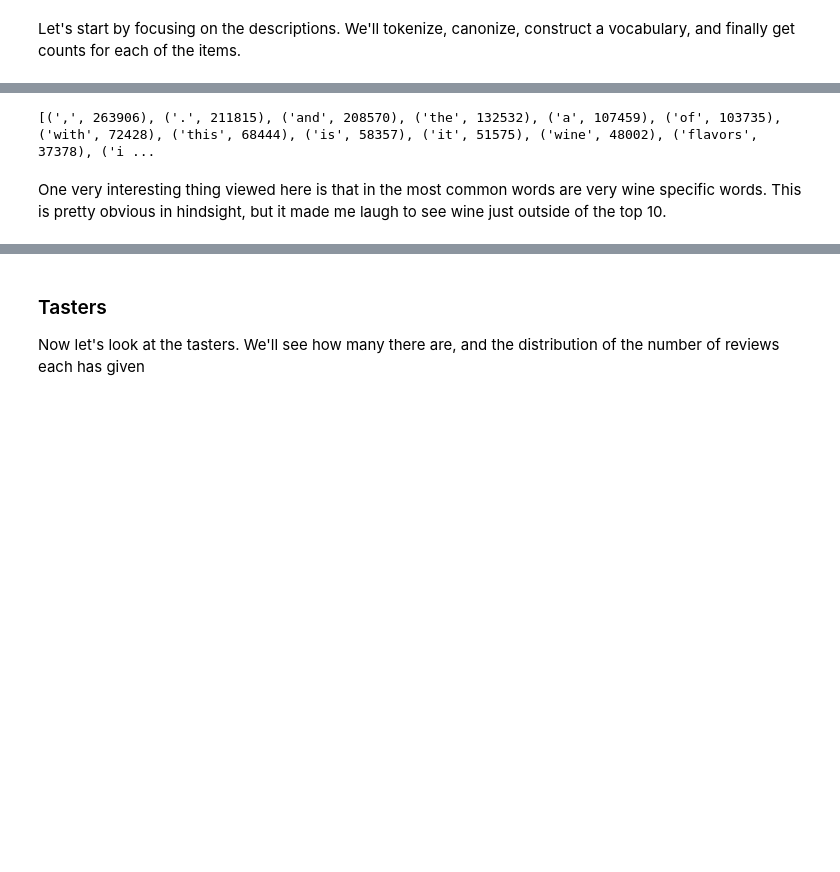
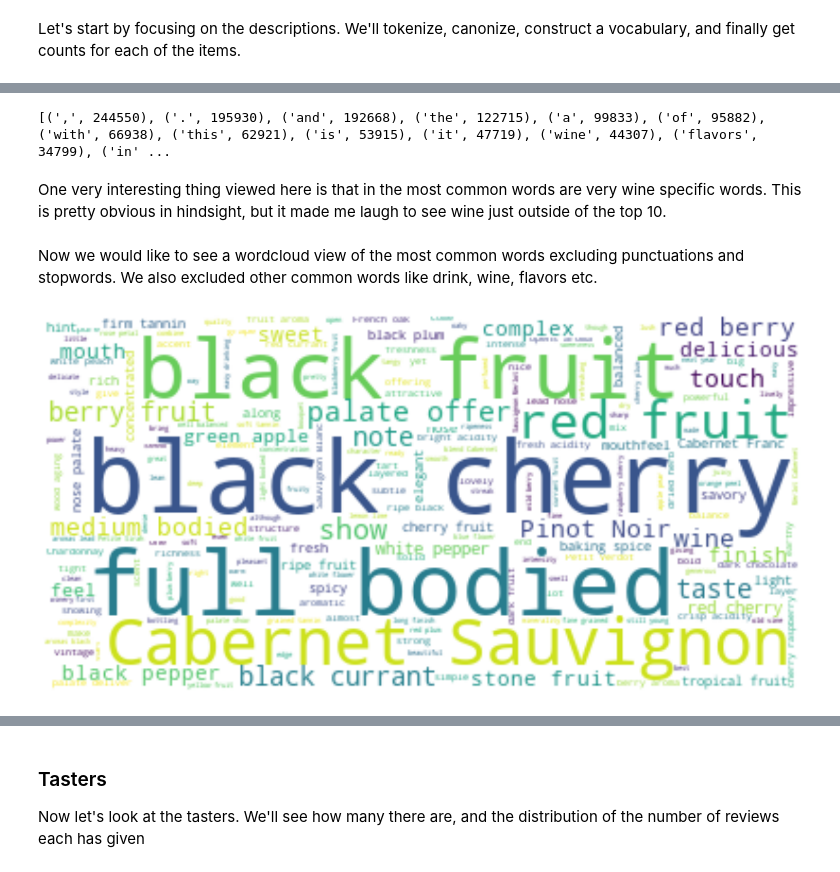
Before and after one commit to AustinDoolittle/WineReviewsNLP, a Jupyter notebook: EDA.ipynb, the cells around one changed output, grey strips where cells are left out. Cells and saved outputs as stored; diff of their text form; code cells hidden in the pictures; blank space fills up the shorter version.

```diff
--- a/EDA.ipynb
+++ b/EDA.ipynb
@@ -157,8 +205,26 @@ print(len(vocab))
 # %%
 # view most common words
-most_common = counter.most_common(25)
+most_common = counter.most_common(50)
 print(most_common)
 # %% [output]
-[(',', 263906), ('.', 211815), ('and', 208570), ('the', 132532), ('a', 107459), ('of', 103735), ('with', 72428), ('this', 68444), ('is', 58357), ('it', 51575), ('wine', 48002), ('flavors', 37378), ('i ...
+[(',', 244550), ('.', 195930), ('and', 192668), ('the', 122715), ('a', 99833), ('of', 95882), ('with', 66938), ('this', 62921), ('is', 53915), ('it', 47719), ('wine', 44307), ('flavors', 34799), ('in' ...
 # %% [markdown]
 One very interesting thing viewed here is that in the most common words are very wine specific words. This is pretty obvious in hindsight, but it made me laugh to see wine just outside of the top 10.
+# %% [markdown]
+Now we would like to see a wordcloud view of the most common words excluding punctuations and stopwords. We also excluded other common words like drink, wine, flavors etc.
+# %%
+text = " ".join(review for review in df.description)
+stopwords = set(STOPWORDS)
+stopwords.update(["drink", "now", "wine", "flavor", "flavors"])
+
+# Generate a word cloud image
+wordcloud = WordCloud(stopwords=stopwords, background_color="white").generate(text)
+
+# Display the generated image:
+# the matplotlib way:
+plt.figure(figsize=[20,20])
+plt.imshow(wordcloud, interpolation='bilinear')
+plt.axis("off")
+plt.show()
+# %% [output]
+[figure, added]
```
Also changed, not shown: parts of 44 cells of this notebook.
